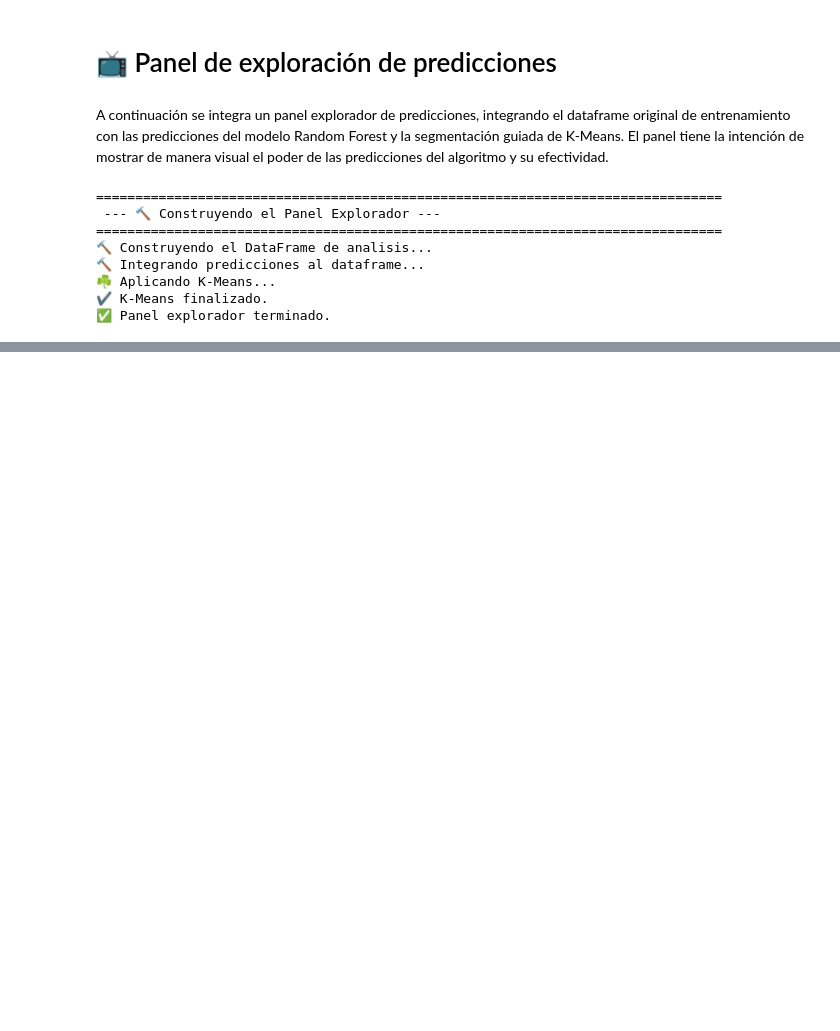
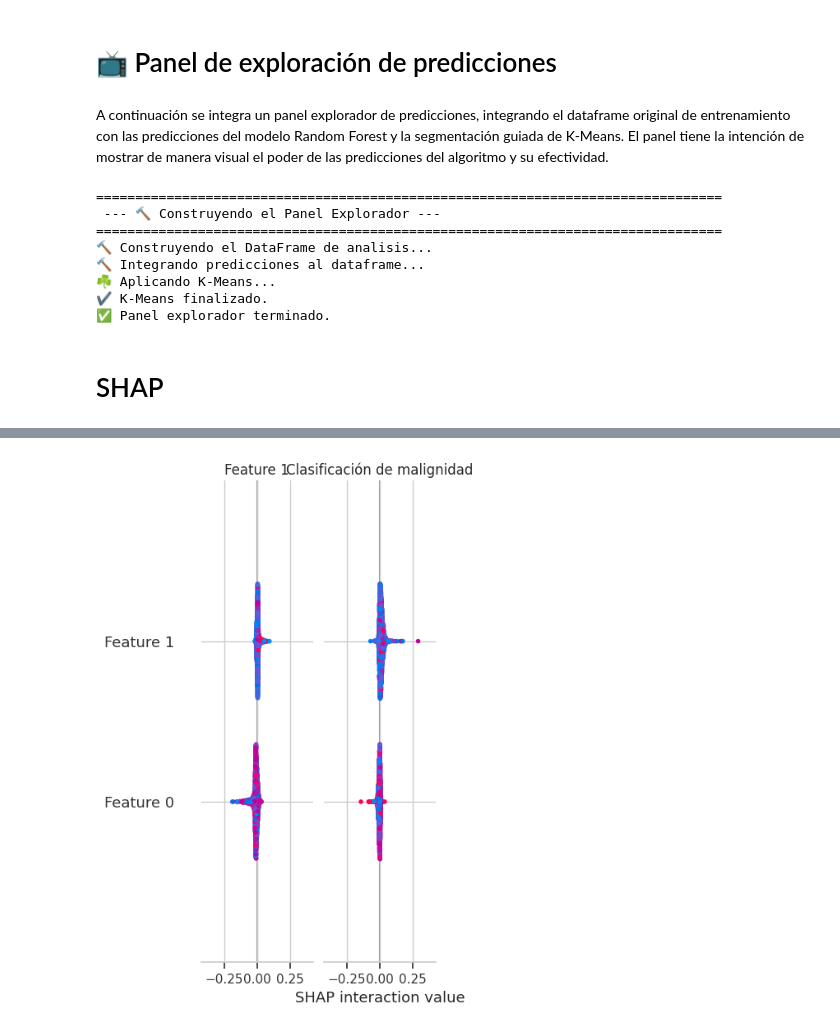
Before and after one commit to RamRider89/aplicaciones-ciencia-datos, a Jupyter notebook: actividades/evidencia-1/Evidencia_1_Carlos_Duarte.ipynb, the cells around one changed output, grey strips where cells are left out. Cells and saved outputs as stored; diff of their text form; code cells hidden in the pictures; blank space fills up the shorter version.

Commit message:
Shap

```diff
--- a/actividades/evidencia-1/Evidencia_1_Carlos_Duarte.ipynb
+++ b/actividades/evidencia-1/Evidencia_1_Carlos_Duarte.ipynb
@@ -1333,3 +1333,18 @@ fig.show()
 ☘️ Aplicando K-Means...
 ✔️ K-Means finalizado.
 ✅ Panel explorador terminado.
+# %% [markdown]
+# SHAP
+# %%
+# Visualización global para la clase "maligno"
+import shap
+shap.initjs()
+
+explainer = shap.TreeExplainer(best_model)
+shap_values = explainer(X_test_prep) # Explanation
+
+# summary_plot necesita la matriz de valores
+shap.summary_plot(shap_values.values, X_test_prep, show=False)
+plt.title("Clasificación de malignidad")
+plt.show()
+# %% [output]
@@ -1335,0 +1352 @@ fig.show()
+[figure, added]
```
Also changed, not shown: parts of 14 cells of this notebook, 1 other file.
